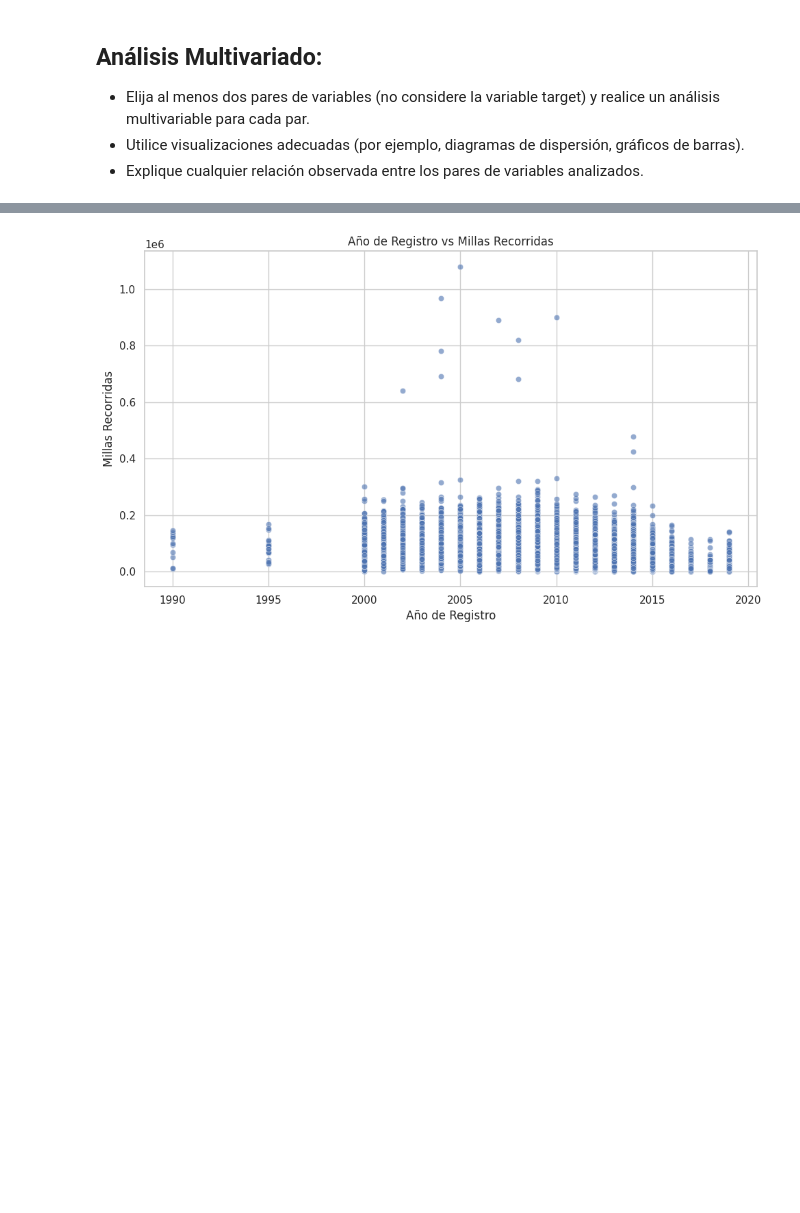
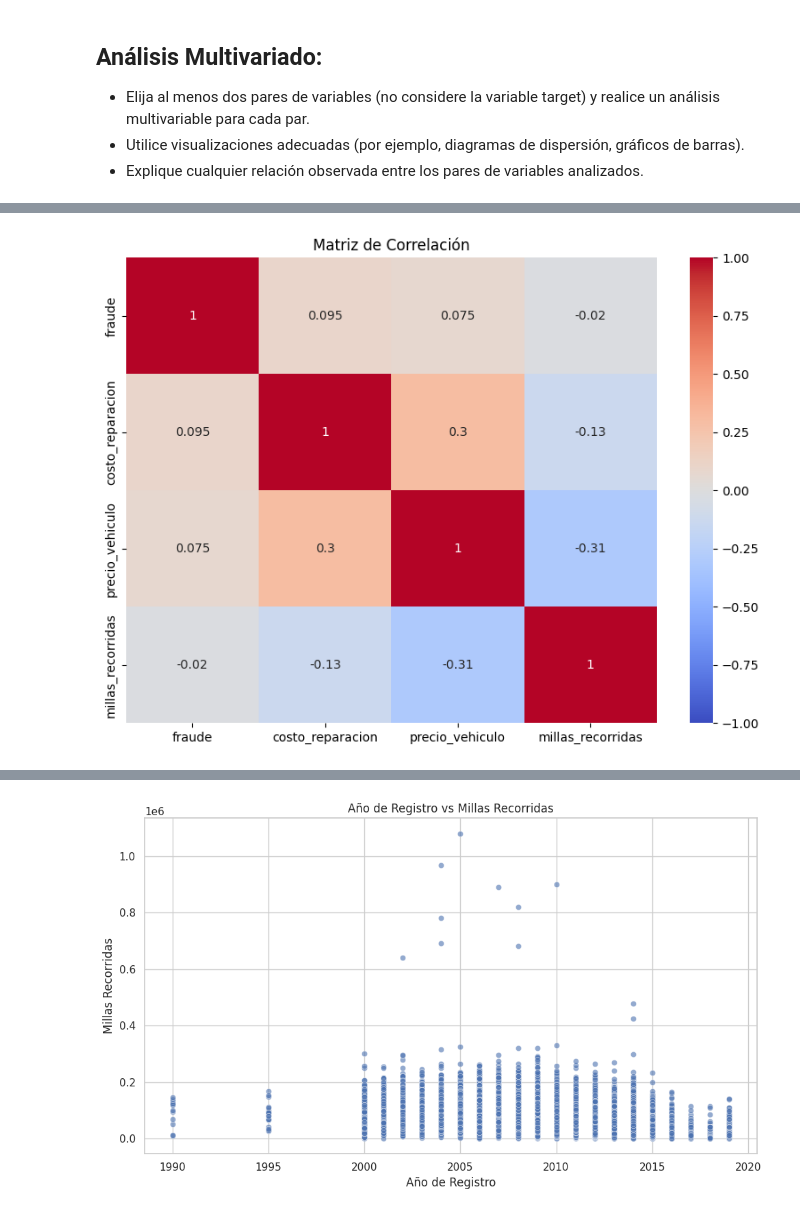
Before and after one commit to WSmithDR/machine-learning-project, a Jupyter notebook: 2. Analisis multivariado.ipynb, the cells around one changed output, grey strips where cells are left out. Cells and saved outputs as stored; diff of their text form; code cells hidden in the pictures; blank space fills up the shorter version.

```diff
--- a/2. Analisis multivariado.ipynb
+++ b/2. Analisis multivariado.ipynb
@@ -19,3 +12,6 @@ df_train = pd.read_csv(f'{initial_dir }/vehiculos_train.csv')
 - Elija al menos dos pares de variables (no considere la variable target) y realice un análisis multivariable para cada par.
 - Utilice visualizaciones adecuadas (por ejemplo, diagramas de dispersión, gráficos de barras).
 - Explique cualquier relación observada entre los pares de variables analizados.
+# %%
+correlaciones = df_train[['fraude','costo_reparacion','precio_vehiculo','millas_recorridas']].corr()
+print(correlaciones)
@@ -21,0 +30,10 @@ df_train = pd.read_csv(f'{initial_dir }/vehiculos_train.csv')
+# %%
+# Visualizar matriz de correlación
+plt.figure(figsize=(8, 6))
+sns.heatmap(correlaciones, annot=True, cmap='coolwarm', vmin=-1, vmax=1)
+plt.title('Matriz de Correlación')
+plt.tight_layout()
+plt.savefig('correlaciones.png')
+plt.show()
+# %% [output]
+[figure, added]
```
Also changed, not shown: parts of 3 cells of this notebook, 2 other files.
